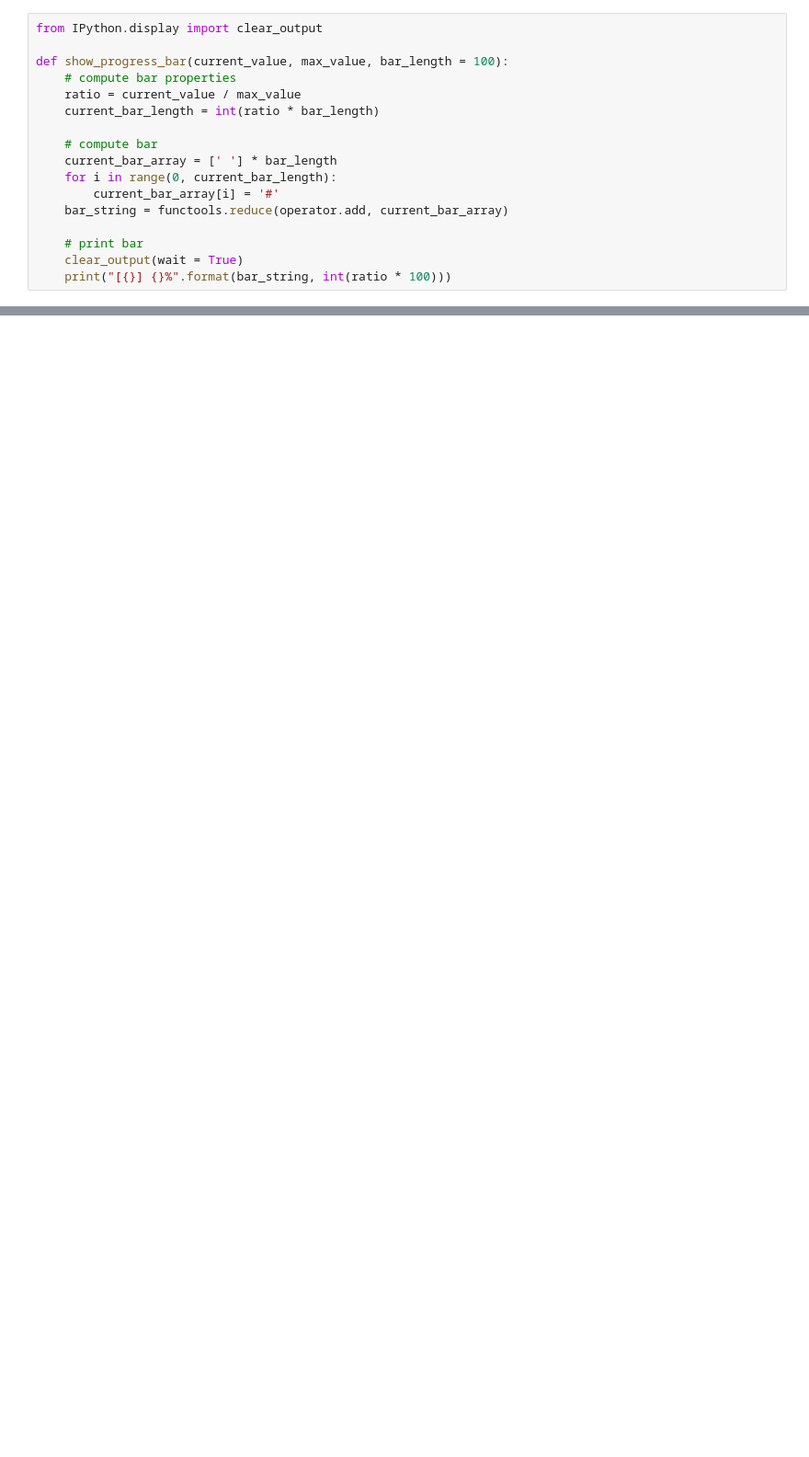
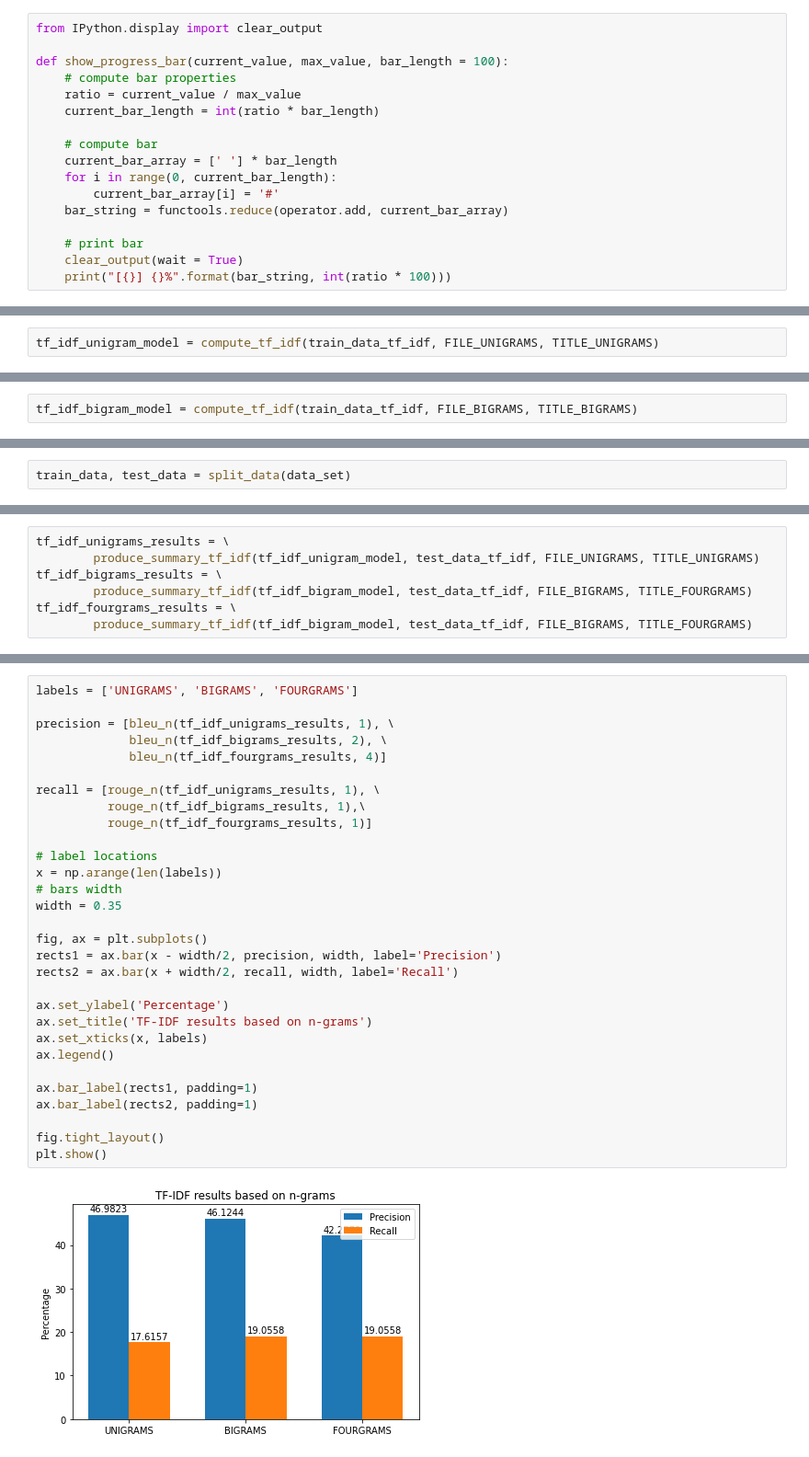
Before and after one commit to AdrianDochian/extractivesummaryofnews, a Jupyter notebook: ExtractiveSummaryOfNews.ipynb, the cells around one changed output, grey strips where cells are left out. Shown at 92% size. Cells and saved outputs as stored; diff of their text form; blank space fills up the shorter version.

Commit message:
Done with bayes implementation. Refactored notebook and added markdown texts. Added Readme.md file containing results

```diff
--- a/ExtractiveSummaryOfNews.ipynb
+++ b/ExtractiveSummaryOfNews.ipynb
@@ -386,0 +242,2 @@ plt.show()
+# %%
+tf_idf_unigram_model = compute_tf_idf(train_data_tf_idf, FILE_UNIGRAMS, TITLE_UNIGRAMS)
@@ -386,0 +246,2 @@ plt.show()
+# %%
+tf_idf_bigram_model = compute_tf_idf(train_data_tf_idf, FILE_BIGRAMS, TITLE_BIGRAMS)
@@ -386,0 +303,2 @@ plt.show()
+# %%
+train_data, test_data = split_data(data_set)
@@ -386,0 +412,7 @@ plt.show()
+# %%
+tf_idf_unigrams_results = \
+        produce_summary_tf_idf(tf_idf_unigram_model, test_data_tf_idf, FILE_UNIGRAMS, TITLE_UNIGRAMS)
+tf_idf_bigrams_results = \
+        produce_summary_tf_idf(tf_idf_bigram_model, test_data_tf_idf, FILE_BIGRAMS, TITLE_FOURGRAMS)
+tf_idf_fourgrams_results = \
+        produce_summary_tf_idf(tf_idf_bigram_model, test_data_tf_idf, FILE_BIGRAMS, TITLE_FOURGRAMS)
@@ -386,0 +569,32 @@ plt.show()
+# %%
+labels = ['UNIGRAMS', 'BIGRAMS', 'FOURGRAMS']
+
+precision = [bleu_n(tf_idf_unigrams_results, 1), \
+             bleu_n(tf_idf_bigrams_results, 2), \
+             bleu_n(tf_idf_fourgrams_results, 4)]
+
+recall = [rouge_n(tf_idf_unigrams_results, 1), \
+          rouge_n(tf_idf_bigrams_results, 1),\
+          rouge_n(tf_idf_fourgrams_results, 1)]
+
+# label locations
+x = np.arange(len(labels))
+# bars width
+width = 0.35
+
+fig, ax = plt.subplots()
+rects1 = ax.bar(x - width/2, precision, width, label='Precision')
+rects2 = ax.bar(x + width/2, recall, width, label='Recall')
+
+ax.set_ylabel('Percentage')
+ax.set_title('TF-IDF results based on n-grams')
+ax.set_xticks(x, labels)
+ax.legend()
+
+ax.bar_label(rects1, padding=1)
+ax.bar_label(rects2, padding=1)
+
+fig.tight_layout()
+plt.show()
+# %% [output]
+[figure, added]
```
Also changed, not shown: parts of 65 cells of this notebook, 4 other files.
